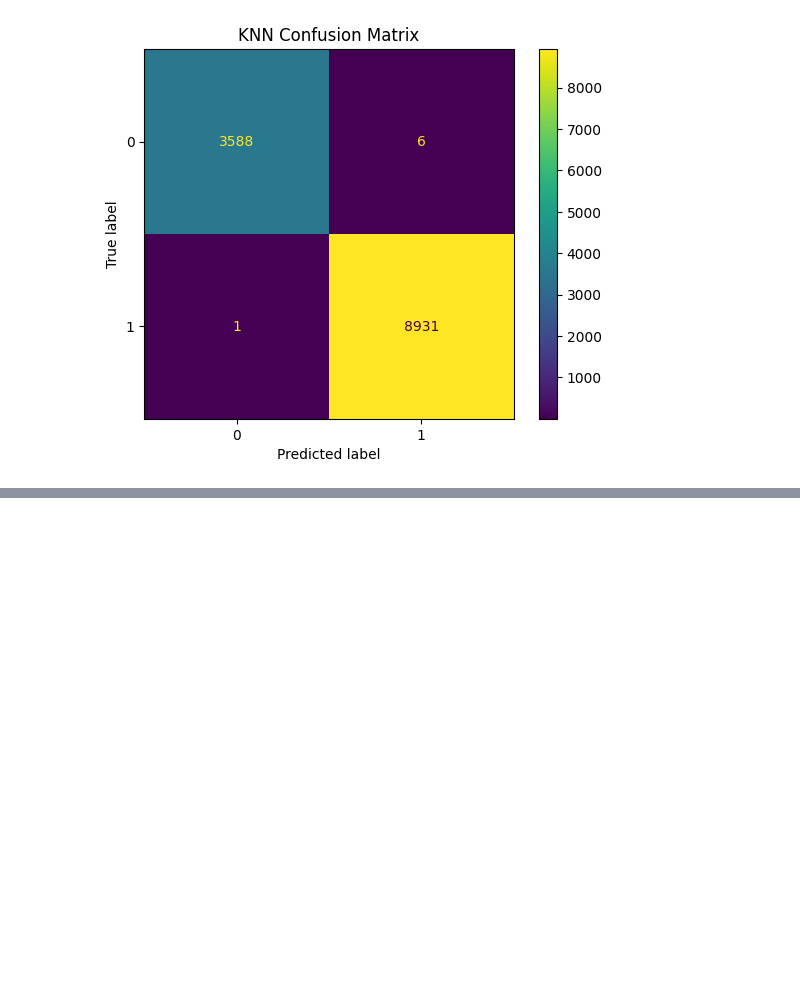
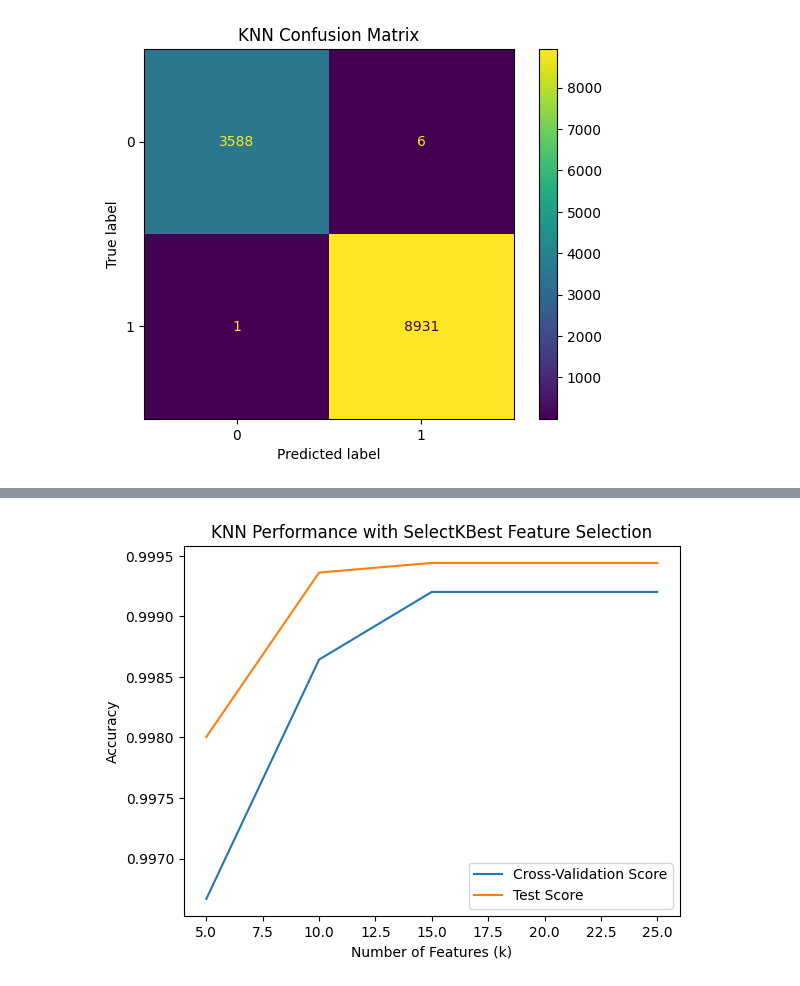
Before and after one commit to ZafeerAbbasi/MSE_413, a Jupyter notebook: Project/KNN.ipynb, the cells around one changed output, grey strips where cells are left out. Drawn from its saved outputs; the diff is of its cells as text; code cells hidden in the pictures; blank space fills up the shorter version.

```diff
--- a/Project/KNN.ipynb
+++ b/Project/KNN.ipynb
@@ -195,0 +255,42 @@ Confusion Matrix:
+# %%
+# Define a list of k values for SelectKBest
+k_best_values = [5, 10, 15, 20, 25]
+
+# Initialize lists to store results
+k_best_cv_scores = []
+k_best_test_scores = []
+
+# Loop over each value of k for SelectKBest
+for k_best in k_best_values:
+    # Select the top k_best features using SelectKBest
+    selector = SelectKBest(score_func=f_classif, k=k_best)
+    X_train_selected = selector.fit_transform(X_train_normalized, y_train)
+    X_test_selected = selector.transform(X_test_normalized)
+
+    # Initialize KNN classifier with default number of neighbors (e.g., k=5)
+    knn = KNeighborsClassifier()
+
+    # Perform cross-validation to evaluate model performance
+    k_best_cv_score = np.mean(cross_val_score(knn, X_train_selected, y_train, cv=5))
+    k_best_cv_scores.append(k_best_cv_score)
+
+    # Train KNN model on the entire training set with selected features
+    knn.fit(X_train_selected, y_train)
+
+    # Make predictions on the testing set with selected features
+    y_pred_selected = knn.predict(X_test_selected)
+
+    # Evaluate model performance on the testing set with selected features
+    k_best_test_score = accuracy_score(y_test, y_pred_selected)
+    k_best_test_scores.append(k_best_test_score)
+
+# Plot the results
+plt.plot(k_best_values, k_best_cv_scores, label='Cross-Validation Score')
+plt.plot(k_best_values, k_best_test_scores, label='Test Score')
+plt.xlabel('Number of Features (k)')
+plt.ylabel('Accuracy')
+plt.title('KNN Performance with SelectKBest Feature Selection')
+plt.legend()
+plt.show()
+# %% [output]
+[figure, added]
```
Also changed, not shown: parts of 2 cells of this notebook.
